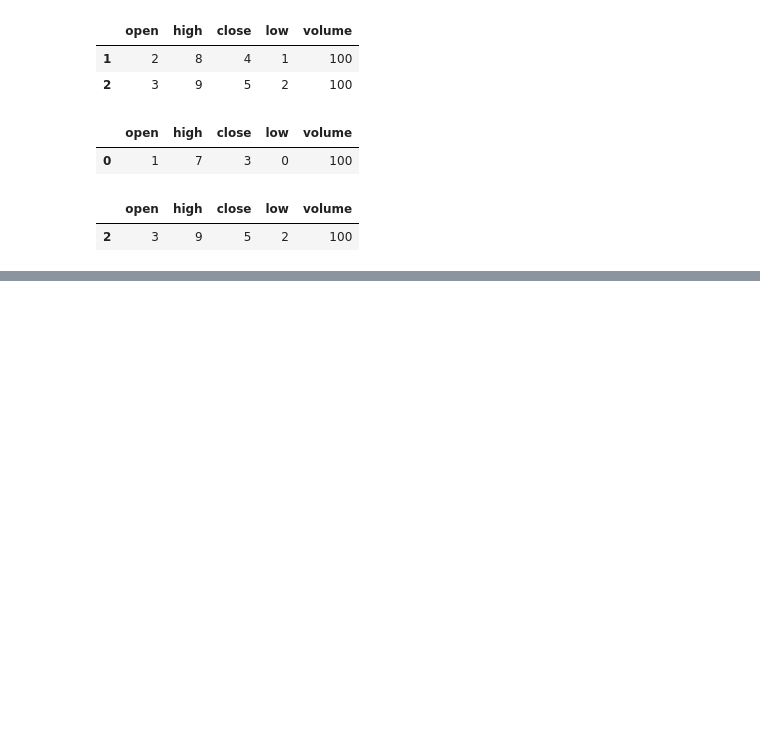
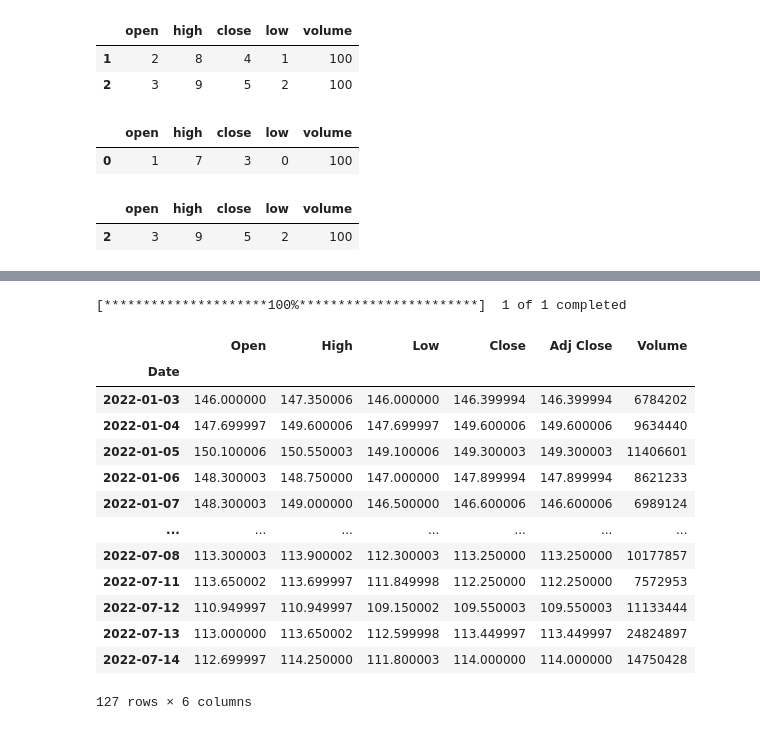
Before and after one commit to Sandwhaletree/Mai_Finlab, a Jupyter notebook: 大數據與金融股票分析/A01_股票回測_DataFrame基礎_0715.ipynb, the cells around one changed output, grey strips where cells are left out. Saved outputs shown, nothing was run; the diff lists cells and outputs as text; code cells hidden in the pictures; blank space fills up the shorter version.

```diff
--- a/大數據與金融股票分析/A01_股票回測_DataFrame基礎_0715.ipynb
+++ b/大數據與金融股票分析/A01_股票回測_DataFrame基礎_0715.ipynb
@@ -160,0 +384,21 @@ a[ (a['high'] > 7)&(a['open'] > 2) ]
+# %%
+data=yf.download('0050.TW',
+                 start = '2022-01-1',
+                 end ='2022-07-15' )
+data
+# %% [output]
+[*********************100%***********************]  1 of 1 completed
+|  | Open | High | Low | Close | Adj Close | Volume |
+| Date |  |  |  |  |  |  |
+| 2022-01-03 | 146.000000 | 147.350006 | 146.000000 | 146.399994 | 146.399994 | 6784202 |
+| 2022-01-04 | 147.699997 | 149.600006 | 147.699997 | 149.600006 | 149.600006 | 9634440 |
+| 2022-01-05 | 150.100006 | 150.550003 | 149.100006 | 149.300003 | 149.300003 | 11406601 |
+| 2022-01-06 | 148.300003 | 148.750000 | 147.000000 | 147.899994 | 147.899994 | 8621233 |
+| 2022-01-07 | 148.300003 | 149.000000 | 146.500000 | 146.600006 | 146.600006 | 6989124 |
+| ... | ... | ... | ... | ... | ... | ... |
+| 2022-07-08 | 113.300003 | 113.900002 | 112.300003 | 113.250000 | 113.250000 | 10177857 |
+| 2022-07-11 | 113.650002 | 113.699997 | 111.849998 | 112.250000 | 112.250000 | 7572953 |
+| 2022-07-12 | 110.949997 | 110.949997 | 109.150002 | 109.550003 | 109.550003 | 11133444 |
+| 2022-07-13 | 113.000000 | 113.650002 | 112.599998 | 113.449997 | 113.449997 | 24824897 |
+| 2022-07-14 | 112.699997 | 114.250000 | 111.800003 | 114.000000 | 114.000000 | 14750428 |
+127 rows × 6 columns
```
Also changed, not shown: parts of 24 cells of this notebook.
